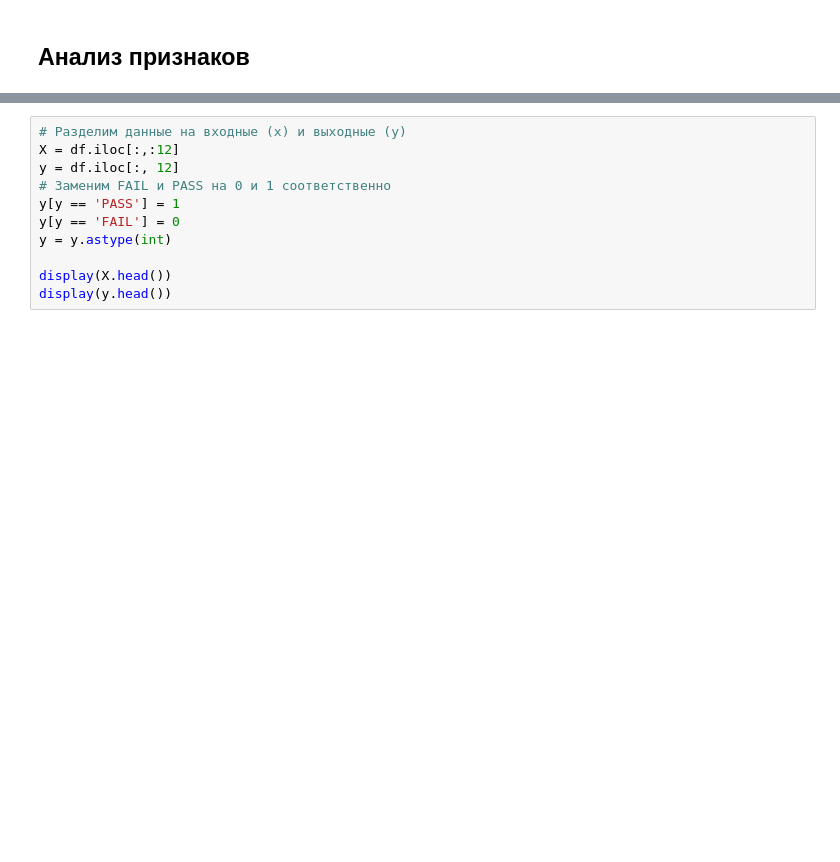
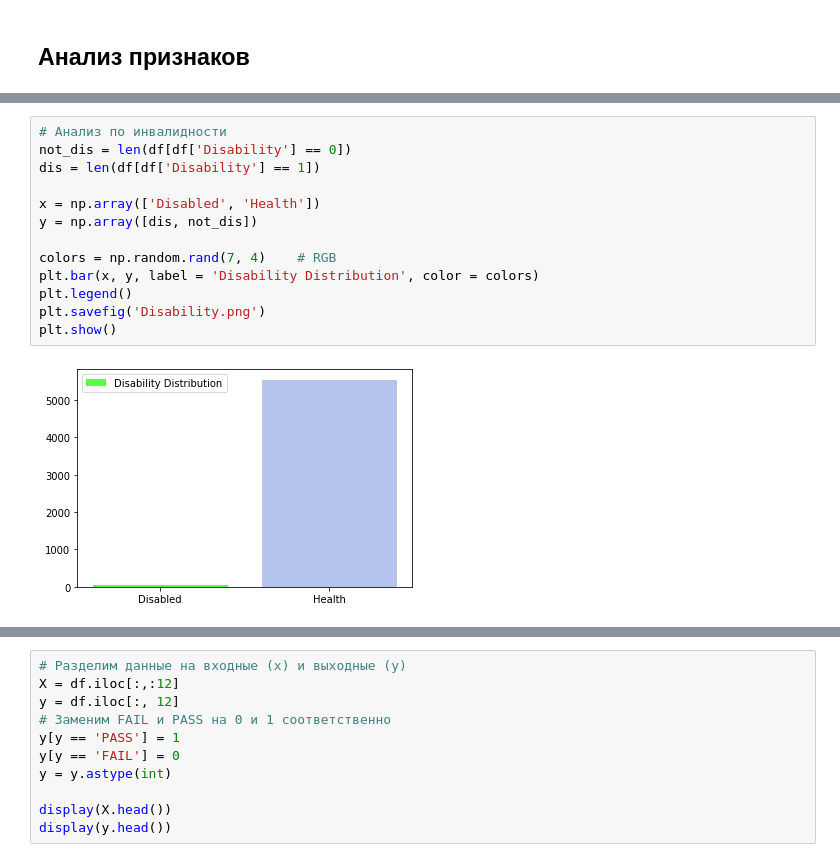
Before and after one commit to fedotovdiana/analysis-project, a Jupyter notebook: education-fedotova-melnikova-2course .ipynb, the cells around one changed output, grey strips where cells are left out. Saved outputs shown, nothing was run; the diff lists cells and outputs as text; blank space fills up the shorter version.

```diff
--- a/education-fedotova-melnikova-2course .ipynb
+++ b/education-fedotova-melnikova-2course .ipynb
@@ -86,0 +131,15 @@ memory usage: 569.8+ KB
+# %%
+# Анализ по инвалидности
+not_dis = len(df[df['Disability'] == 0])
+dis = len(df[df['Disability'] == 1])
+
+x = np.array(['Disabled', 'Health'])
+y = np.array([dis, not_dis])
+
+colors = np.random.rand(7, 4)    # RGB
+plt.bar(x, y, label = 'Disability Distribution', color = colors)
+plt.legend()
+plt.savefig('Disability.png')
+plt.show()
+# %% [output]
+[figure, added]
```
Also changed, not shown: parts of 8 cells of this notebook, 5 other files.
